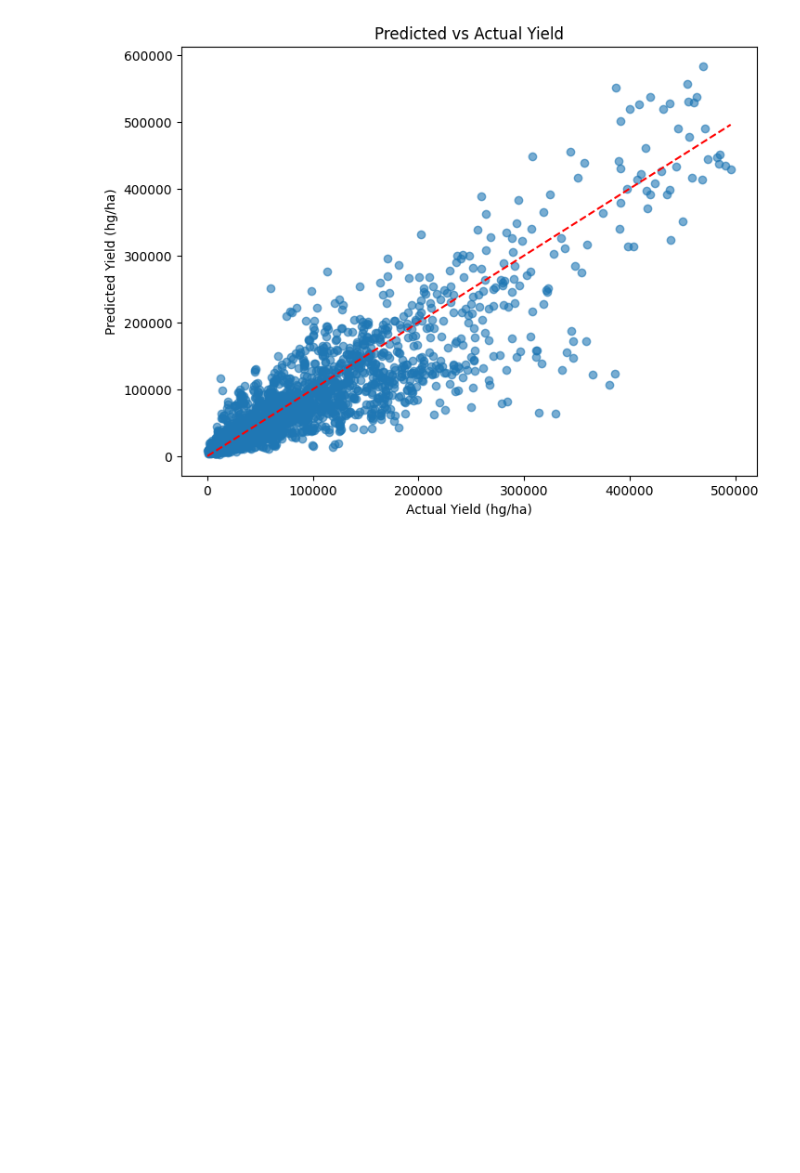
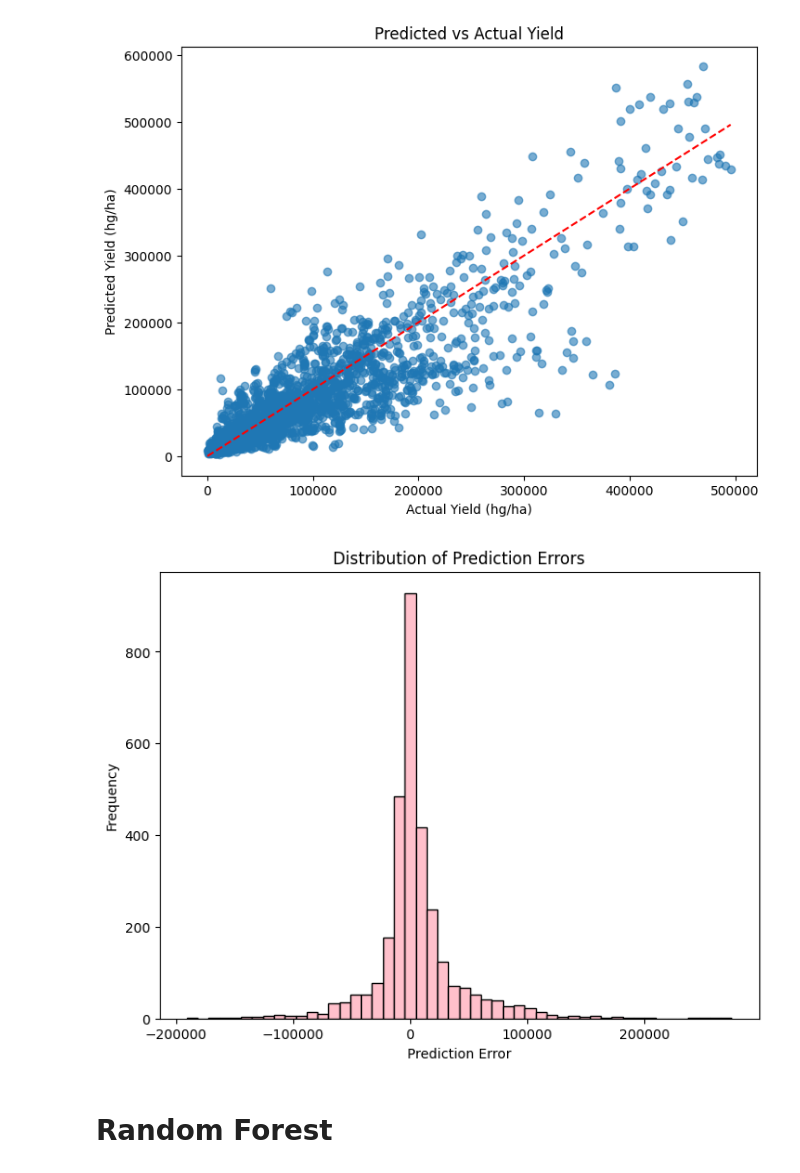
Before and after one commit to Rimsha-Bashir/crop-yield-prediction, a Jupyter notebook: notebooks/03_train_models.ipynb, the cells around one changed output. Drawn from its saved outputs; the diff is of its cells as text; code cells hidden in the pictures; blank space fills up the shorter version.

Commit message:
Random Forest Model Results with hyper paramtere tuning done

```diff
--- a/notebooks/03_train_models.ipynb
+++ b/notebooks/03_train_models.ipynb
@@ -110,8 +121,12 @@ plt.show()
 [figure]
 # %%
 plt.figure(figsize=(8,6))
-plt.hist(y_val - y_pred_val, bins=50, color='yellow', edgecolor='k')
+plt.hist(y_val - y_pred_val, bins=50, color='pink', edgecolor='k')
 plt.xlabel("Prediction Error")
 plt.ylabel("Frequency")
 plt.title("Distribution of Prediction Errors")
 plt.show()
+# %% [output]
+[figure, added]
+# %% [markdown]
+# Random Forest
```
Also changed, not shown: parts of 27 cells of this notebook.
